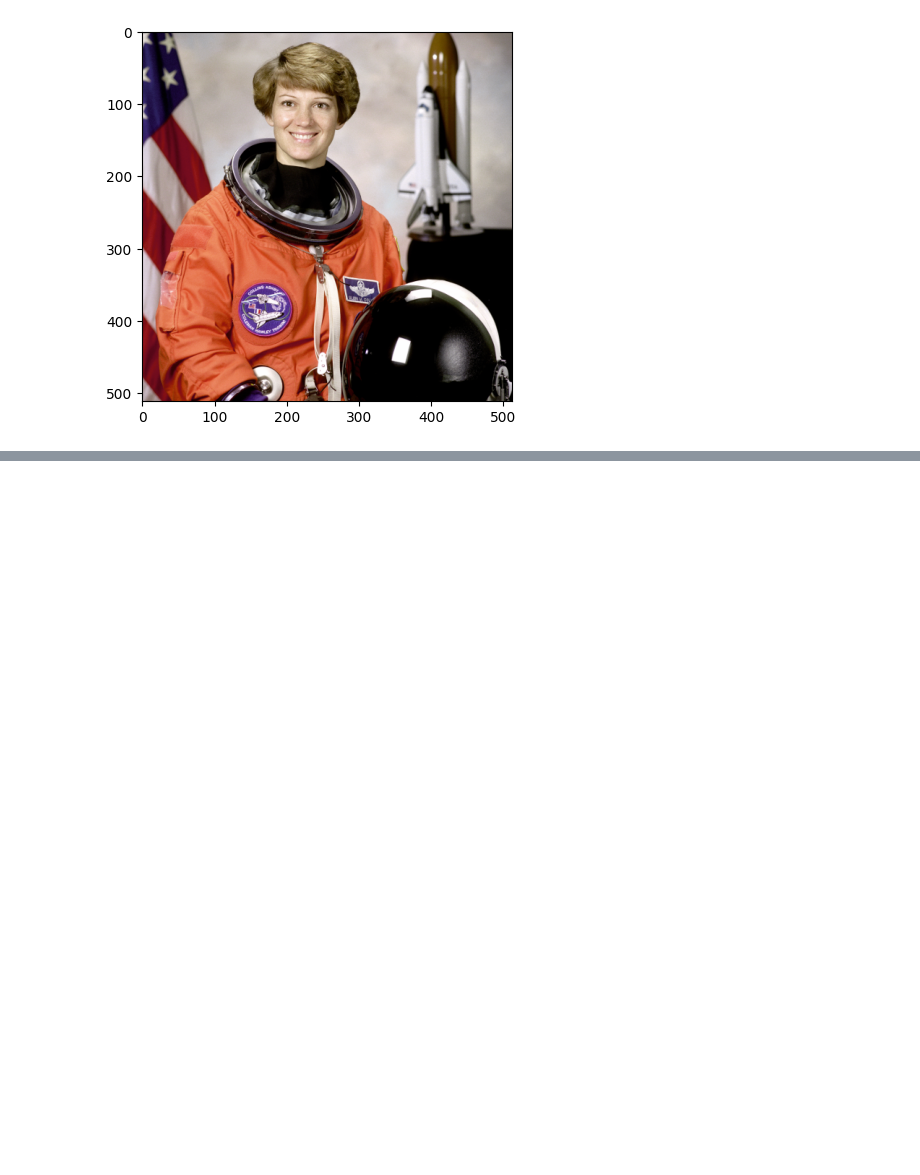
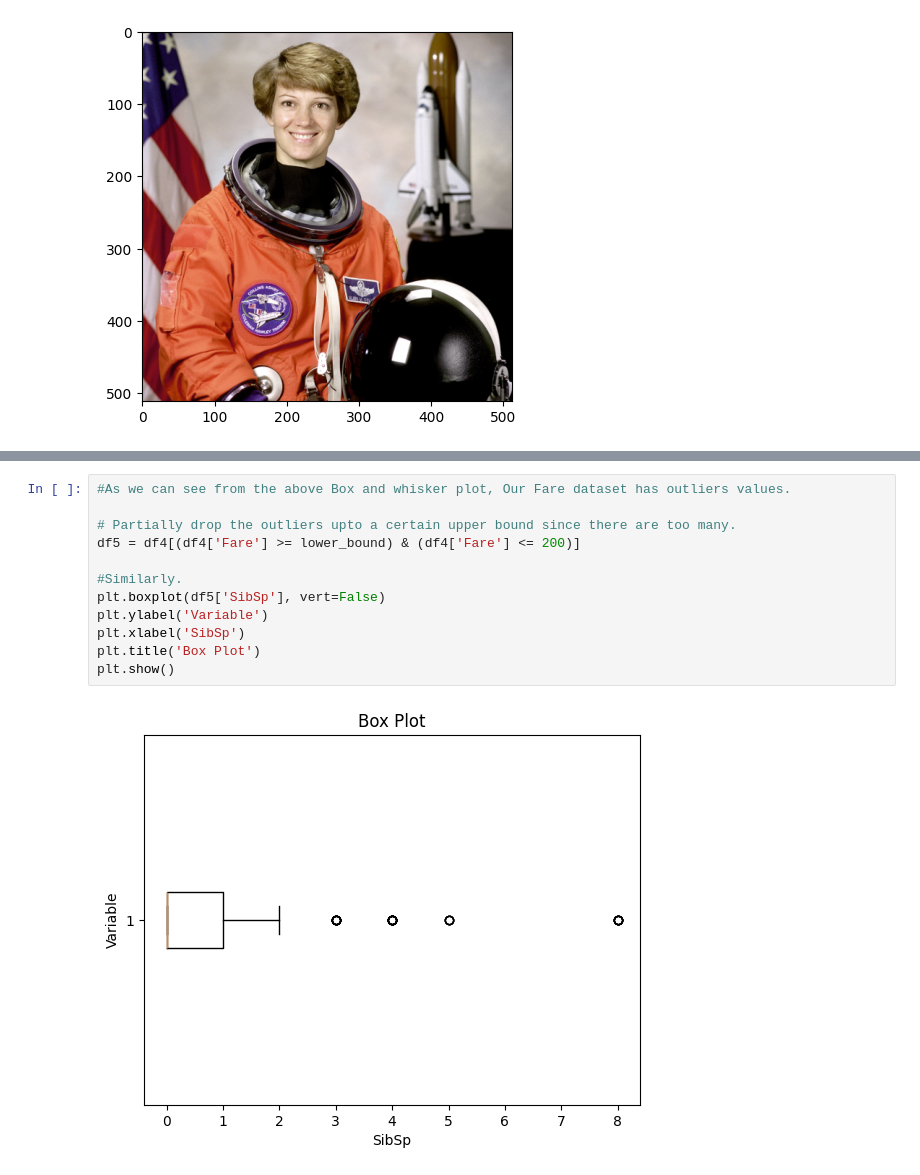
Before and after one commit to Yankyyyy/Data-Science-Practice-Repo, a Jupyter notebook: NumpyNotes.ipynb, the cells around one changed output, grey strips where cells are left out. Drawn from its saved outputs; the diff is of its cells as text; blank space fills up the shorter version.

```diff
--- a/NumpyNotes.ipynb
+++ b/NumpyNotes.ipynb
@@ -252,0 +462,14 @@ Random Array with values between 1 to 10
+# %%
+#As we can see from the above Box and whisker plot, Our Fare dataset has outliers values.
+
+# Partially drop the outliers upto a certain upper bound since there are too many.
+df5 = df4[(df4['Fare'] >= lower_bound) & (df4['Fare'] <= 200)]
+
+#Similarly.
+plt.boxplot(df5['SibSp'], vert=False)
+plt.ylabel('Variable')
+plt.xlabel('SibSp')
+plt.title('Box Plot')
+plt.show()
+# %% [output]
+[figure, added]
```
Also changed, not shown: parts of 19 cells of this notebook, 2 other files.
